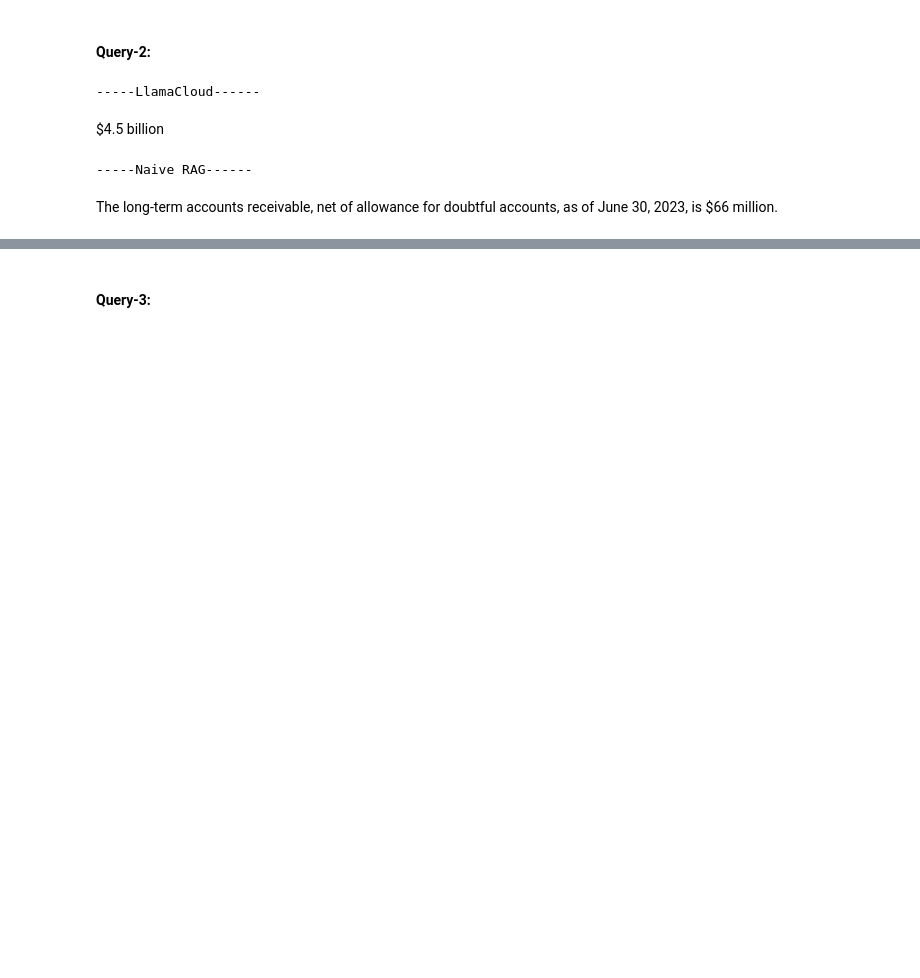
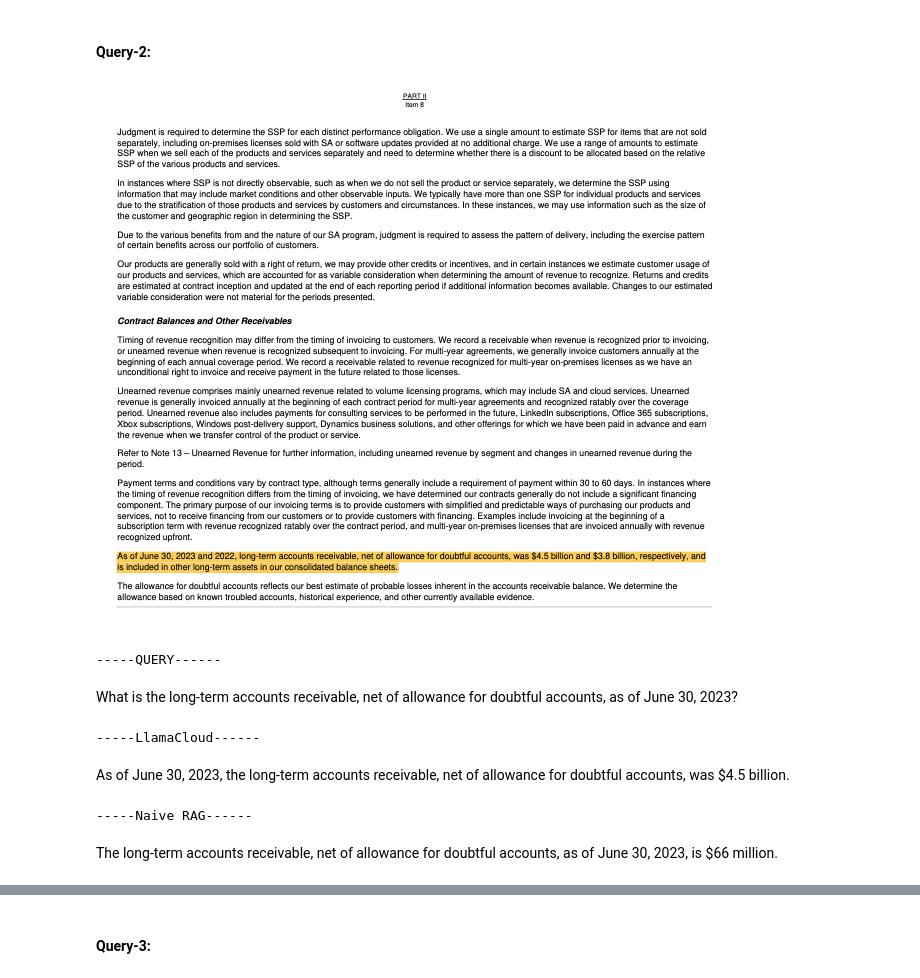
Before and after one commit to run-llama/llamacloud-demo, a Jupyter notebook: examples/llamacloud_naiverag.ipynb, the cells around one changed output, grey strips where cells are left out. Cells and saved outputs as stored; diff of their text form; code cells hidden in the pictures; blank space fills up the shorter version.

```diff
--- a/examples/llamacloud_naiverag.ipynb
+++ b/examples/llamacloud_naiverag.ipynb
@@ -125,5 +136,11 @@ Microsoft protected 4,963 hectares of land in Belize, which is more than the 4,5
 # %% [markdown]
 #### Query-2:
+# %%
+# Reference page for query and answer
+
+Image(filename='./references/query2.png')
+# %% [output]
+[figure, added]
 # %%
 query = """
 What is the long-term accounts receivable, net of allowance for doubtful accounts, as of June 30, 2023?
@@ -131,15 +148,22 @@ What is the long-term accounts receivable, net of allowance for doubtful account
 
 llamacloud_response = llamacloud_query_engine.query(query)
 raw_response = raw_query_engine.query(query)
+
+print("\n-----QUERY------")
+display(Markdown(f"{query}"))
+
 print("\n-----LlamaCloud------\n")
 display(Markdown(f"{llamacloud_response}"))
 print("\n-----Naive RAG------\n")
 display(Markdown(f"{raw_response}"))
 # %% [output]
------LlamaCloud------
+-----QUERY------
-$4.5 billion
+
+What is the long-term accounts receivable, net of allowance for doubtful accounts, as of June 30, 2023?
------Naive RAG------
+-----LlamaCloud------
-The long-term accounts receivable, net of allowance for doubtful accounts, as of June 30, 2023, is $66 million.
+As of June 30, 2023, the long-term accounts receivable, net of allowance for doubtful accounts, was $4.5 billion.
+-----Naive RAG------
+The long-term accounts receivable, net of allowance for doubtful accounts, as of June 30, 2023, is $66 million.
 # %%
 query = """
 What is the long-term accounts receivable, net of allowance for doubtful accounts, as of June 30, 2023 and compare it with 2022?
```
Also changed, not shown: parts of 15 cells of this notebook, 5 other files.
